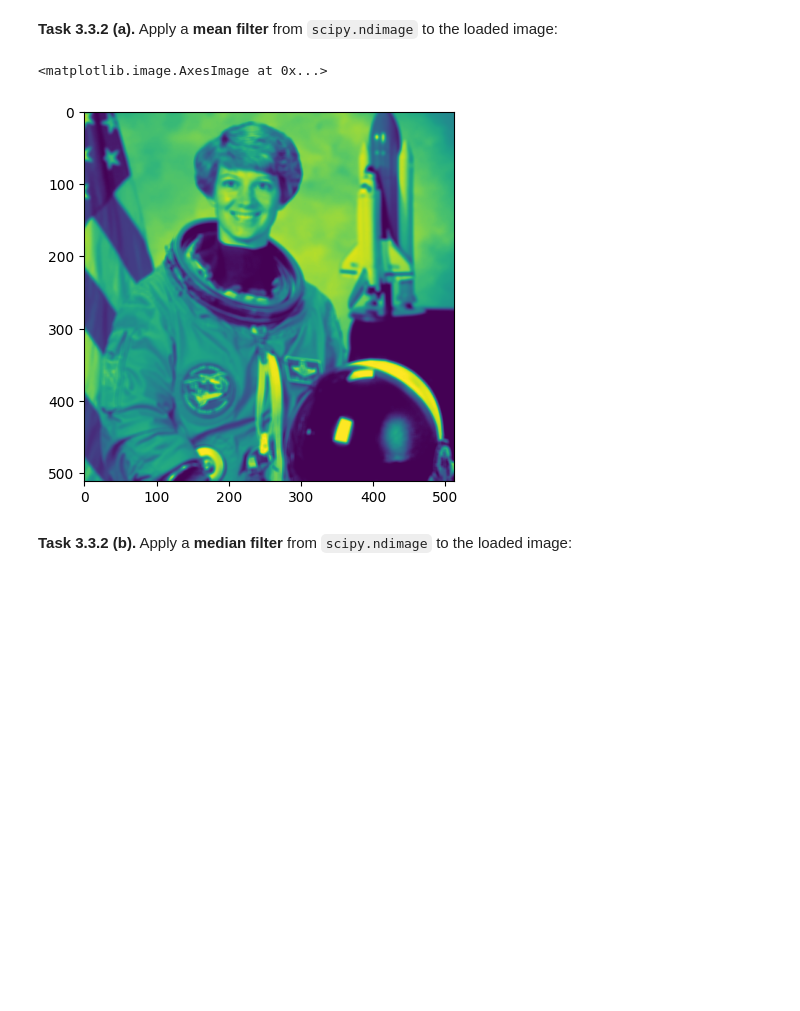
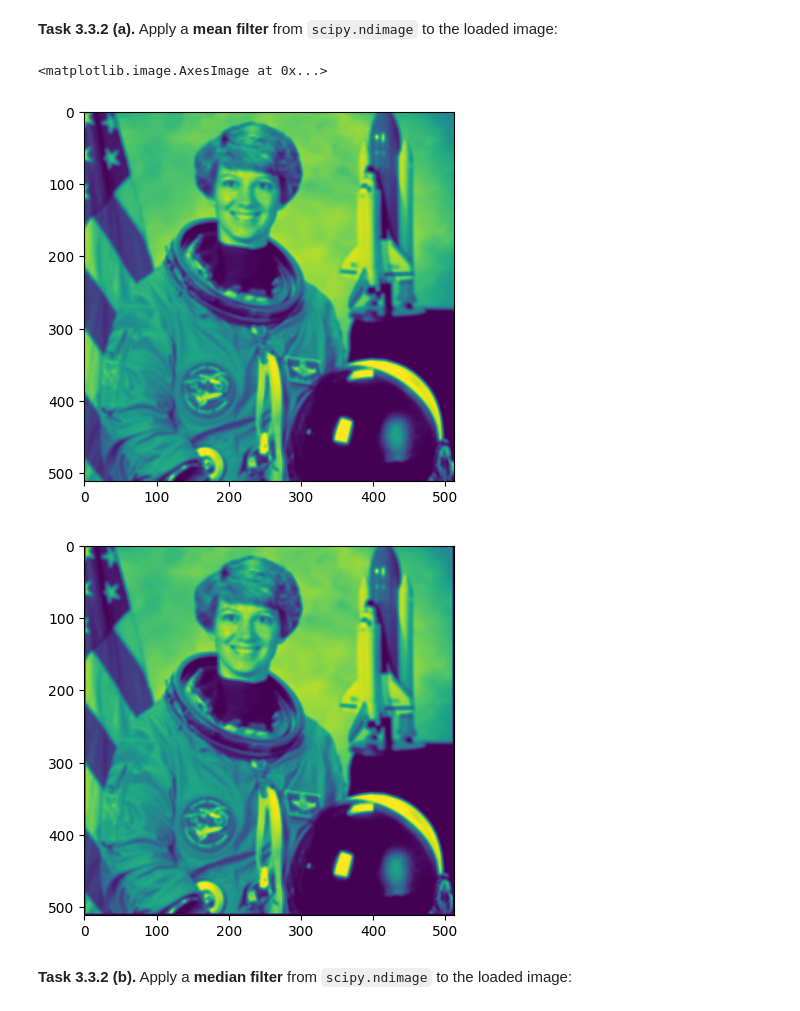
Before and after one commit to MarcelBuss/mobi-fs3-python, a Jupyter notebook: task3.ipynb, the cells around one changed output. Cells and saved outputs as stored; diff of their text form; code cells hidden in the pictures; blank space fills up the shorter version.

```diff
--- a/task3.ipynb
+++ b/task3.ipynb
@@ -81,10 +81,14 @@ import scipy.ndimage
 # %% [markdown]
 **<a id="#">Task 3.3.2 (a).</a>** Apply a **mean filter** from `scipy.ndimage` to the loaded image:
 # %%
+plt.figure()
 plt.imshow(scipy.ndimage.uniform_filter(img, 5))
+plt.figure()
+plt.imshow(meanfilter(img,5))
 # %% [output]
 <matplotlib.image.AxesImage at 0x...>
 [figure]
+[figure, added]
 # %% [markdown]
 **<a id="#">Task 3.3.2 (b).</a>** Apply a **median filter** from `scipy.ndimage` to the loaded image:
 # %%
```
Also changed, not shown: parts of 7 cells of this notebook.
